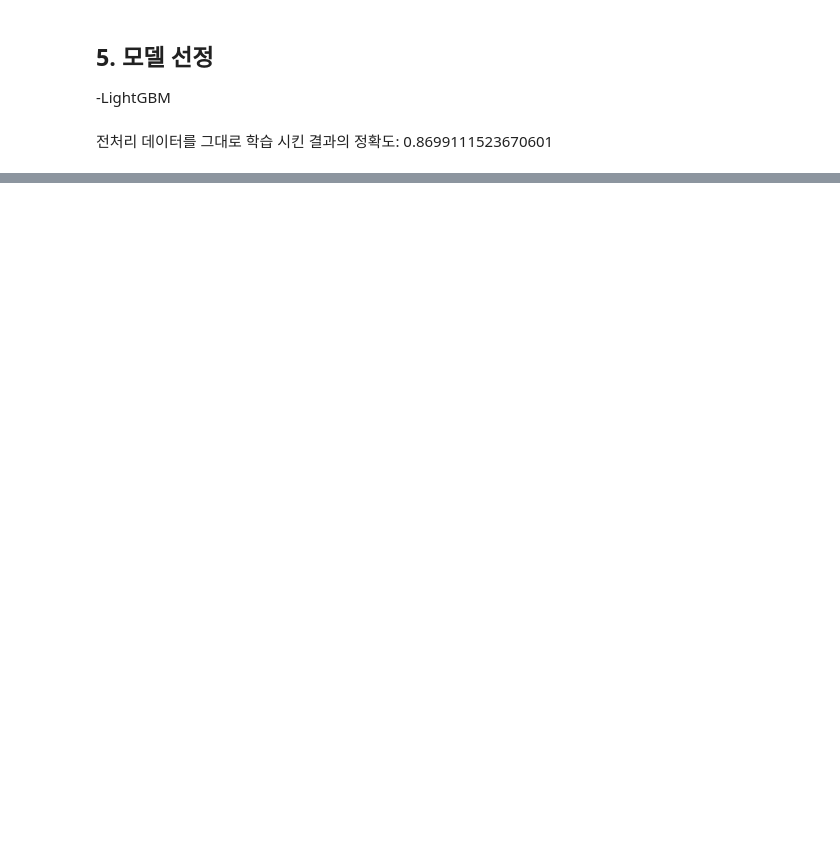
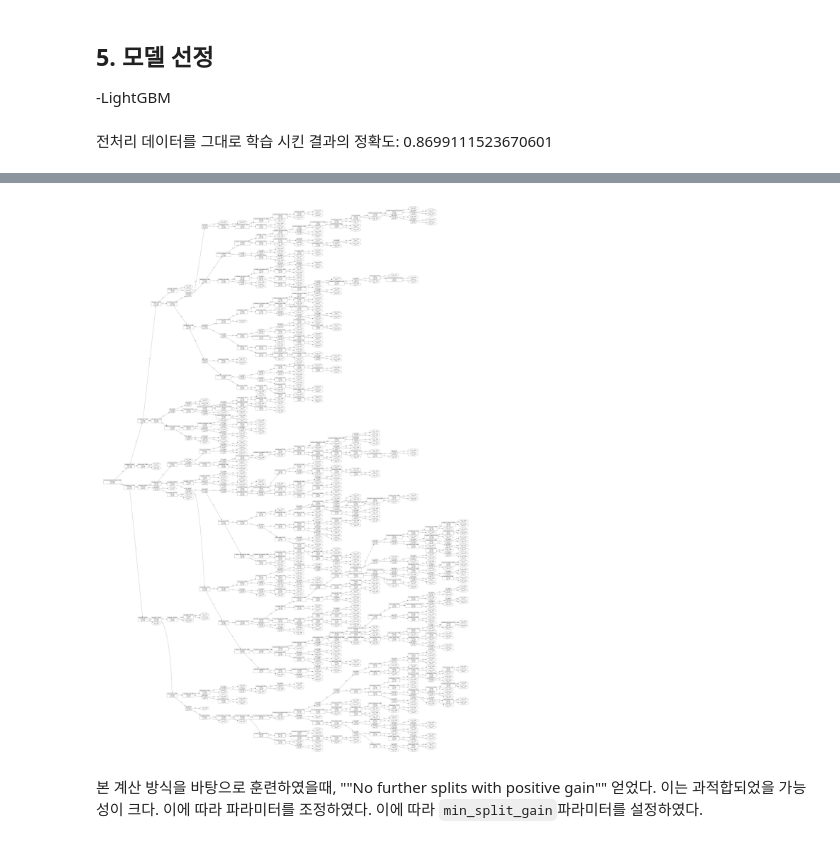
Before and after one commit to Skkuhodomo/DScover-adult-income-prediction, a Jupyter notebook: main.ipynb, the cells around one changed output, grey strips where cells are left out. Saved outputs shown, nothing was run; the diff lists cells and outputs as text; code cells hidden in the pictures; blank space fills up the shorter version.

```diff
--- a/main.ipynb
+++ b/main.ipynb
@@ -583,0 +653,9 @@ shap.summary_plot(shap_values, X_test, plot_type='bar', max_display=10)
+# %%
+#
+lgbm = LGBMClassifier(n_estimators=2000, learning_rate=0.005, num_leaves=416, max_depth=20)
+lgbm.fit(X_train, y_train)
+
+# accuracy
+pred = lgbm.predict(X_test)
+accuracy = accuracy_score(y_test, pred)
+print(accuracy)
@@ -583,0 +680,12 @@ shap.summary_plot(shap_values, X_test, plot_type='bar', max_display=10)
+# %%
+# 현재의 lightGBM 모델 시각화(deep)
+import lightgbm as lgb
+import matplotlib.pyplot as plt
+# 모델 시각화
+ax = lgb.plot_tree(lgbm, tree_index=0, figsize=(20, 10), show_info=['split_gain', 'internal_value', 'internal_count', 'leaf_count'])
+plt.show()
+# %% [output]
+[figure, added]
+# %% [markdown]
+본 계산 방식을 바탕으로 훈련하였을때, ""No further splits with positive gain"" 얻었다. 이는 과적합되었을 가능성이 크다. 이에 따라 파라미터를 조정하였다.
+이에 따라  `min_split_gain`파라미터를 설정하였다.
```
Also changed, not shown: parts of 12 cells of this notebook.
